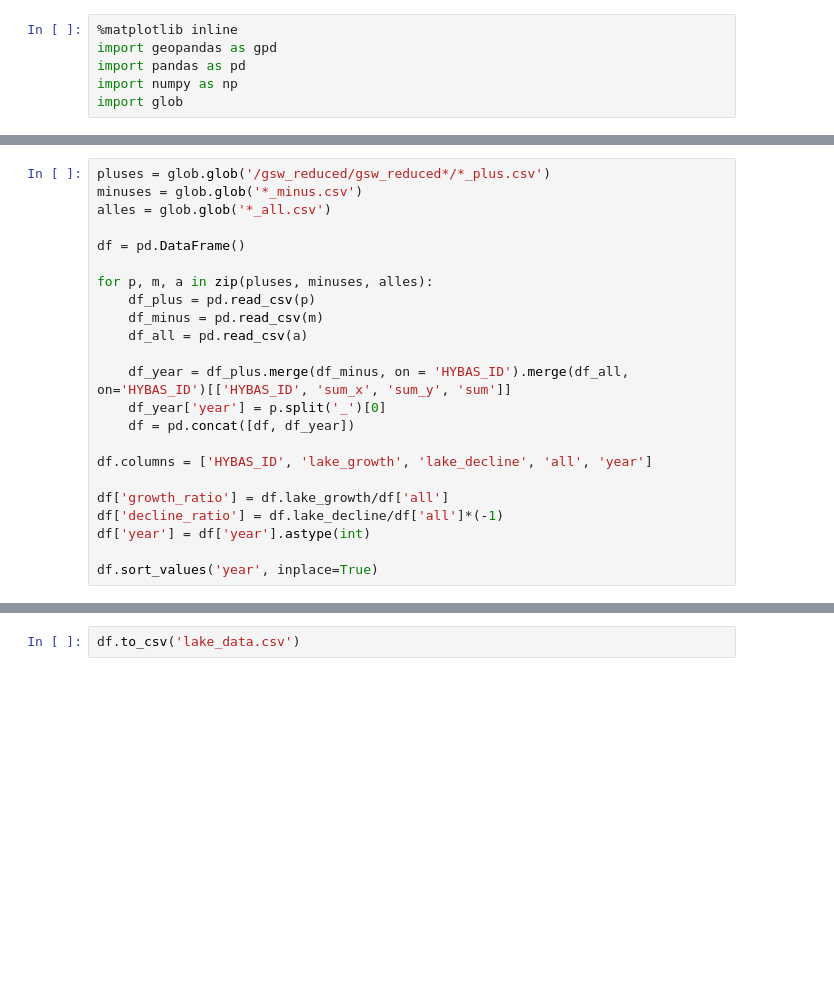
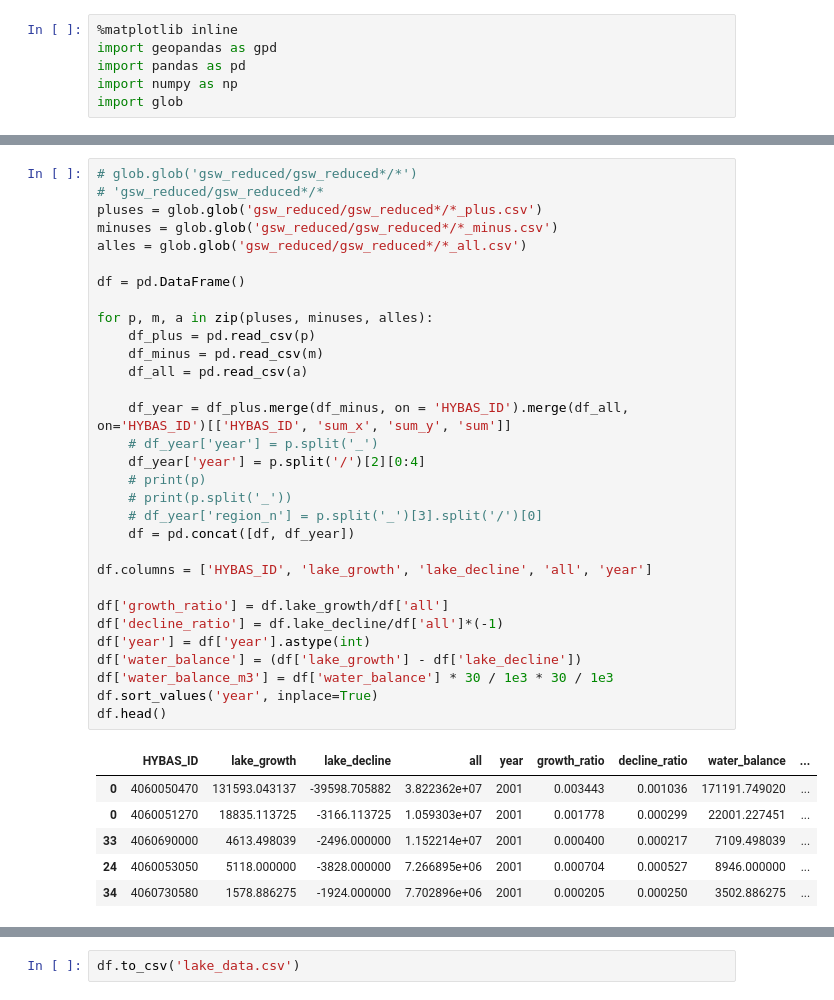
Before and after one commit to 4DModeller/tblakes, a Jupyter notebook: data/combine.ipynb, the cells around one changed output, grey strips where cells are left out. Drawn from its saved outputs; the diff is of its cells as text; blank space fills up the shorter version.

```diff
--- a/data/combine.ipynb
+++ b/data/combine.ipynb
@@ -18,26 +30,41 @@ glob.glob('*/data/')
 # %%
-pluses = glob.glob('/gsw_reduced/gsw_reduced*/*_plus.csv')
-minuses = glob.glob('*_minus.csv')
-alles = glob.glob('*_all.csv')
+# glob.glob('gsw_reduced/gsw_reduced*/*')
+# 'gsw_reduced/gsw_reduced*/*
+pluses = glob.glob('gsw_reduced/gsw_reduced*/*_plus.csv')
+minuses = glob.glob('gsw_reduced/gsw_reduced*/*_minus.csv')
+alles = glob.glob('gsw_reduced/gsw_reduced*/*_all.csv')
 
 df = pd.DataFrame()
 
 for p, m, a in zip(pluses, minuses, alles):
     df_plus = pd.read_csv(p)
     df_minus = pd.read_csv(m)
     df_all = pd.read_csv(a)
 
     df_year = df_plus.merge(df_minus, on = 'HYBAS_ID').merge(df_all, on='HYBAS_ID')[['HYBAS_ID', 'sum_x', 'sum_y', 'sum']]
-    df_year['year'] = p.split('_')[0]
+    # df_year['year'] = p.split('_')
+    df_year['year'] = p.split('/')[2][0:4]
+    # print(p)
+    # print(p.split('_'))
+    # df_year['region_n'] = p.split('_')[3].split('/')[0]
     df = pd.concat([df, df_year])
 
 df.columns = ['HYBAS_ID', 'lake_growth', 'lake_decline', 'all', 'year']
 
 df['growth_ratio'] = df.lake_growth/df['all']
 df['decline_ratio'] = df.lake_decline/df['all']*(-1)
 df['year'] = df['year'].astype(int)
-
+df['water_balance'] = (df['lake_growth'] - df['lake_decline'])
+df['water_balance_m3'] = df['water_balance'] * 30 / 1e3 * 30 / 1e3
 df.sort_values('year', inplace=True)
+df.head()
+# %% [output]
+|  | HYBAS_ID | lake_growth | lake_decline | all | year | growth_ratio | decline_ratio | water_balance | ... |
+| 0 | 4060050470 | 131593.043137 | -39598.705882 | 3.822362e+07 | 2001 | 0.003443 | 0.001036 | 171191.749020 | ... |
+| 0 | 4060051270 | 18835.113725 | -3166.113725 | 1.059303e+07 | 2001 | 0.001778 | 0.000299 | 22001.227451 | ... |
+| 33 | 4060690000 | 4613.498039 | -2496.000000 | 1.152214e+07 | 2001 | 0.000400 | 0.000217 | 7109.498039 | ... |
+| 24 | 4060053050 | 5118.000000 | -3828.000000 | 7.266895e+06 | 2001 | 0.000704 | 0.000527 | 8946.000000 | ... |
+| 34 | 4060730580 | 1578.886275 | -1924.000000 | 7.702896e+06 | 2001 | 0.000205 | 0.000250 | 3502.886275 | ... |
 # %%
 ax = df.plot.scatter('decline_ratio', 'growth_ratio', alpha=0.95, c='year', cmap='Spectral')
 ax.set_yscale('log')
```
Also changed, not shown: parts of 4 cells of this notebook.
